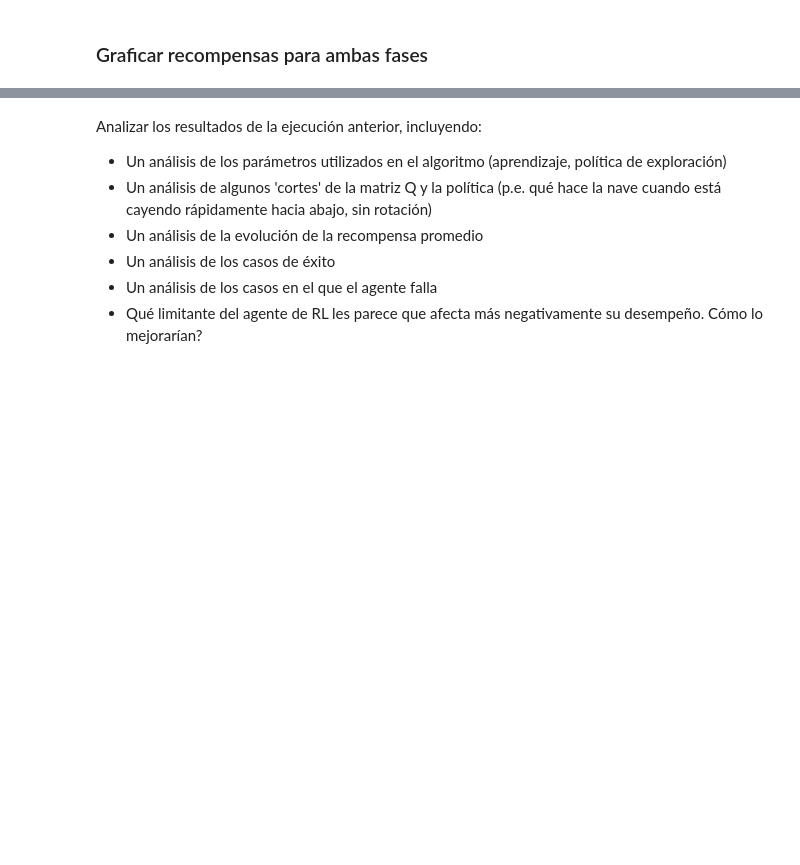
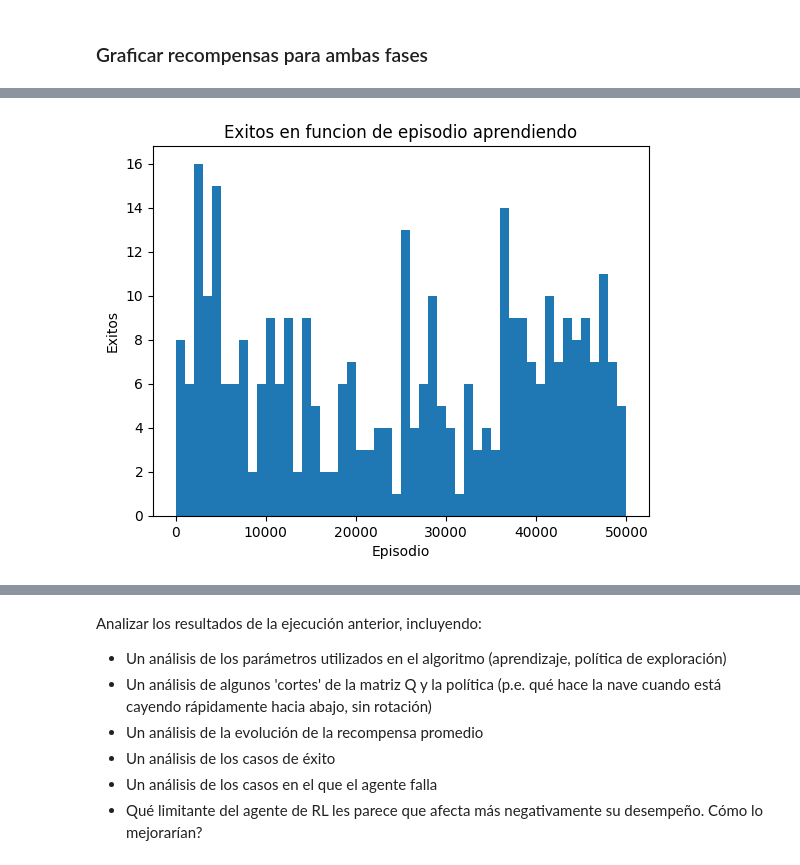
Before and after one commit to emisilvacab/aa, a Jupyter notebook: lab3/notebook.ipynb, the cells around one changed output, grey strips where cells are left out. Cells and saved outputs as stored; diff of their text form; code cells hidden in the pictures; blank space fills up the shorter version.

```diff
--- a/lab3/notebook.ipynb
+++ b/lab3/notebook.ipynb
@@ -396,0 +411,12 @@ plt.show()
+# %%
+exitos = [1 if recompensa >= 200 else 0 for recompensa in recompensa_episodios_aprendiendo]
+
+bins = 50  # Número de intervalos (puedes ajustarlo)
+plt.hist(np.arange(len(exitos)), bins=bins, weights=exitos)
+plt.xlabel('Episodio')
+plt.ylabel('Exitos')
+plt.title('Exitos en funcion de episodio aprendiendo')
+# plt.legend()
+plt.show()
+# %% [output]
+[figure, added]
```
Also changed, not shown: parts of 15 cells of this notebook, 1 other file.
